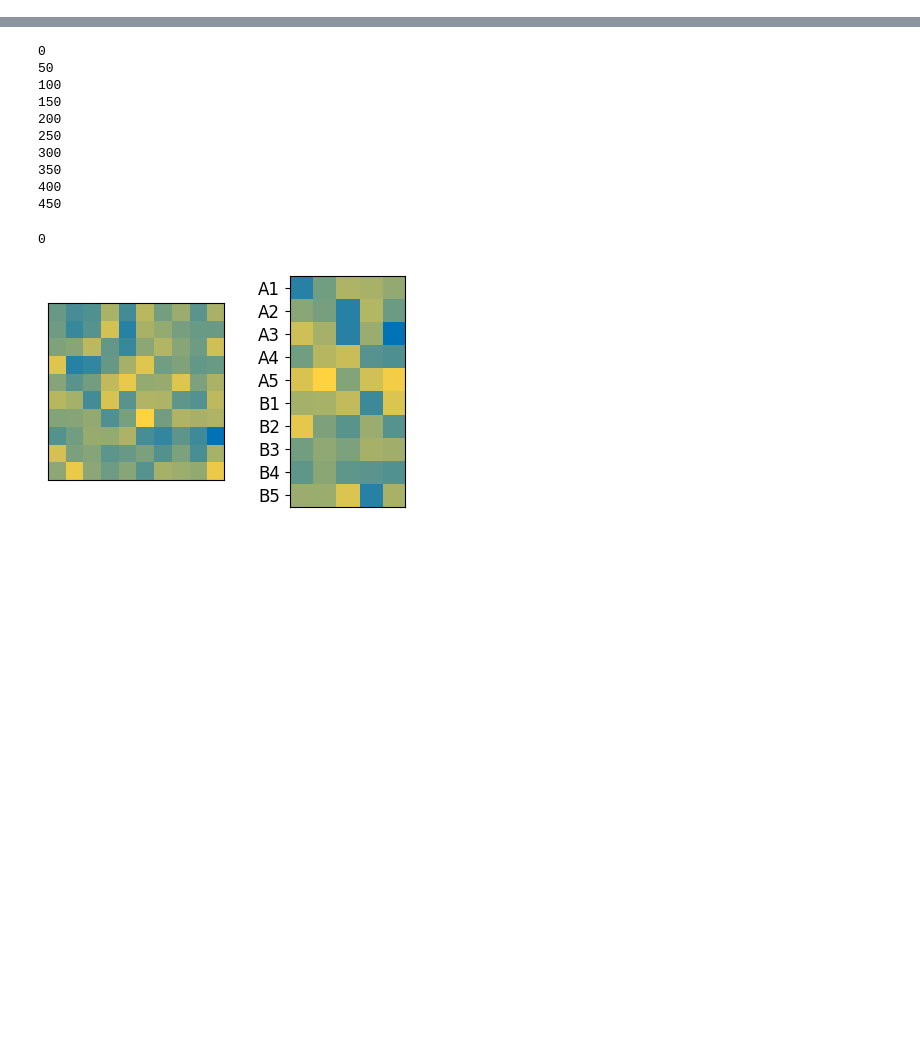
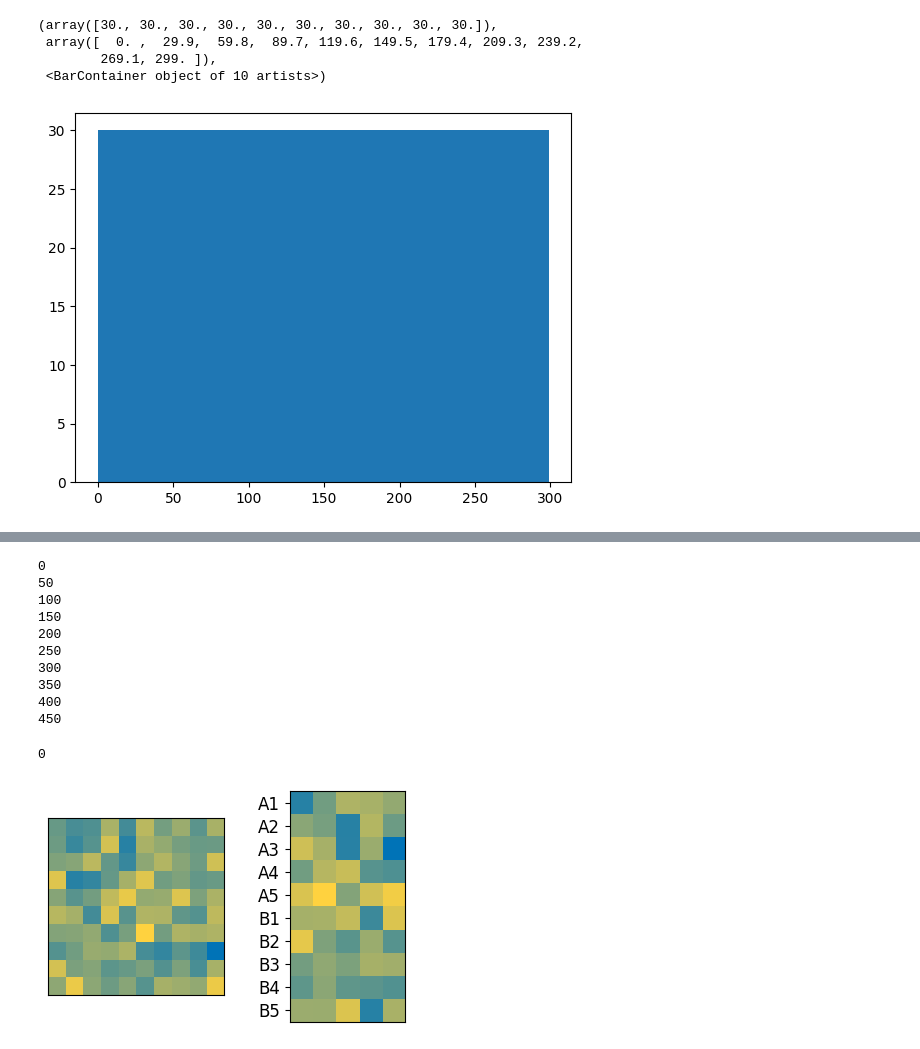
Before and after one commit to albesagonzalez/sensory-semantic-episodes, a Jupyter notebook: Figure_7.ipynb, the cells around one changed output, grey strips where cells are left out. Cells and saved outputs as stored; diff of their text form; code cells hidden in the pictures; blank space fills up the shorter version.

```diff
--- a/Figure_7.ipynb
+++ b/Figure_7.ipynb
@@ -122,0 +207,8 @@ seeds = [int(s) for s in np.asarray(seeds).ravel().tolist()]
+# %%
+plt.hist(network.ordered_indices_ctx_episodes)
+# %% [output]
+(array([30., 30., 30., 30., 30., 30., 30., 30., 30., 30.]),
+ array([  0. ,  29.9,  59.8,  89.7, 119.6, 149.5, 179.4, 209.3, 239.2,
+        269.1, 299. ]),
+ <BarContainer object of 10 artists>)
+[figure, added]
```
Also changed, not shown: parts of 17 cells of this notebook, 30 other files.
